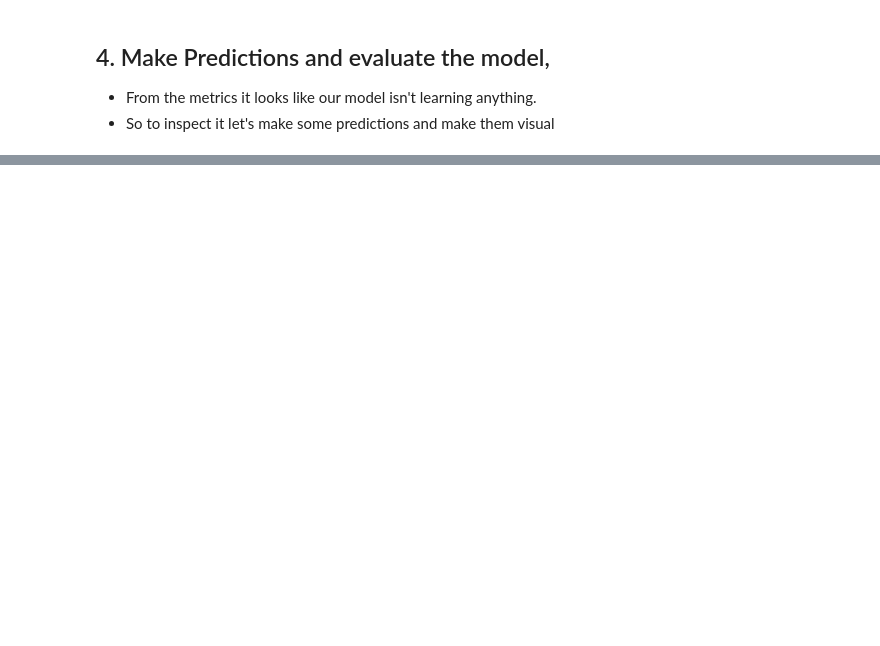
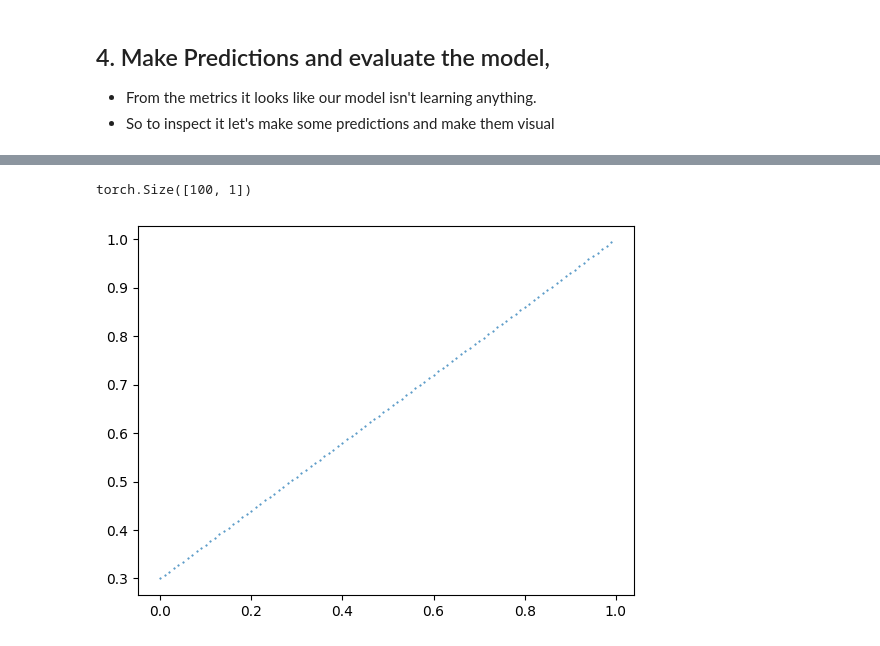
Before and after one commit to phani-x507/DeepLearning, a Jupyter notebook: 02_Neural_network_Classification_with_Pytorch.ipynb, the cells around one changed output, grey strips where cells are left out. Saved outputs shown, nothing was run; the diff lists cells and outputs as text; code cells hidden in the pictures; blank space fills up the shorter version.

```diff
--- a/02_Neural_network_Classification_with_Pytorch.ipynb
+++ b/02_Neural_network_Classification_with_Pytorch.ipynb
@@ -393,0 +515,14 @@ plt.plot()
+# %%
+# The model isn't Learning Anything, Lets build a linear regression with one straight line data.
+
+w = 0.7
+b = 0.3
+
+x = torch.arange(0,1,0.01).unsqueeze(dim=1)
+y = w*x+b
+
+plt.scatter(x,y ,s=0.2)
+x.size()
+# %% [output]
+torch.Size([100, 1])
+[figure, added]
```
Also changed, not shown: parts of 18 cells of this notebook.
